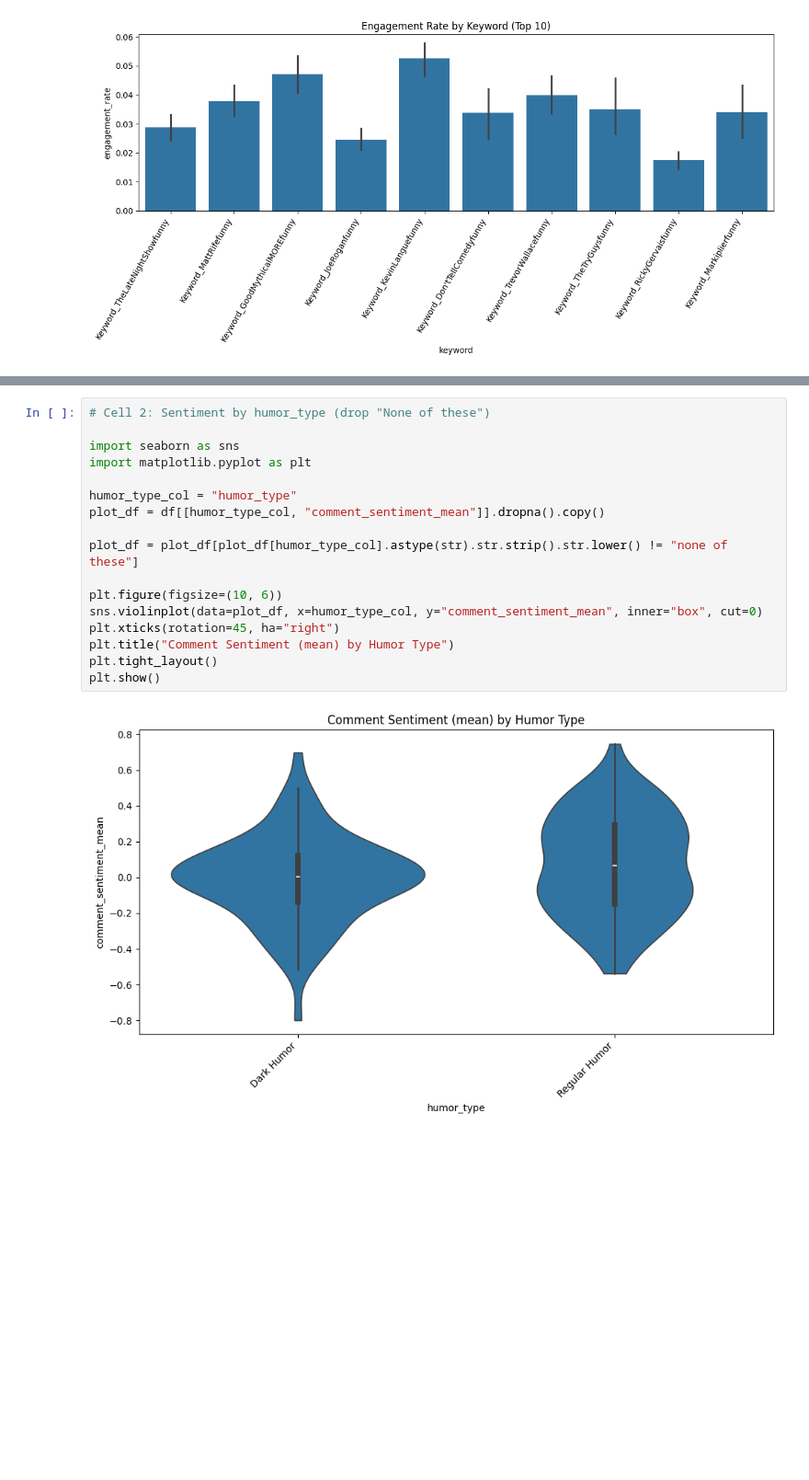
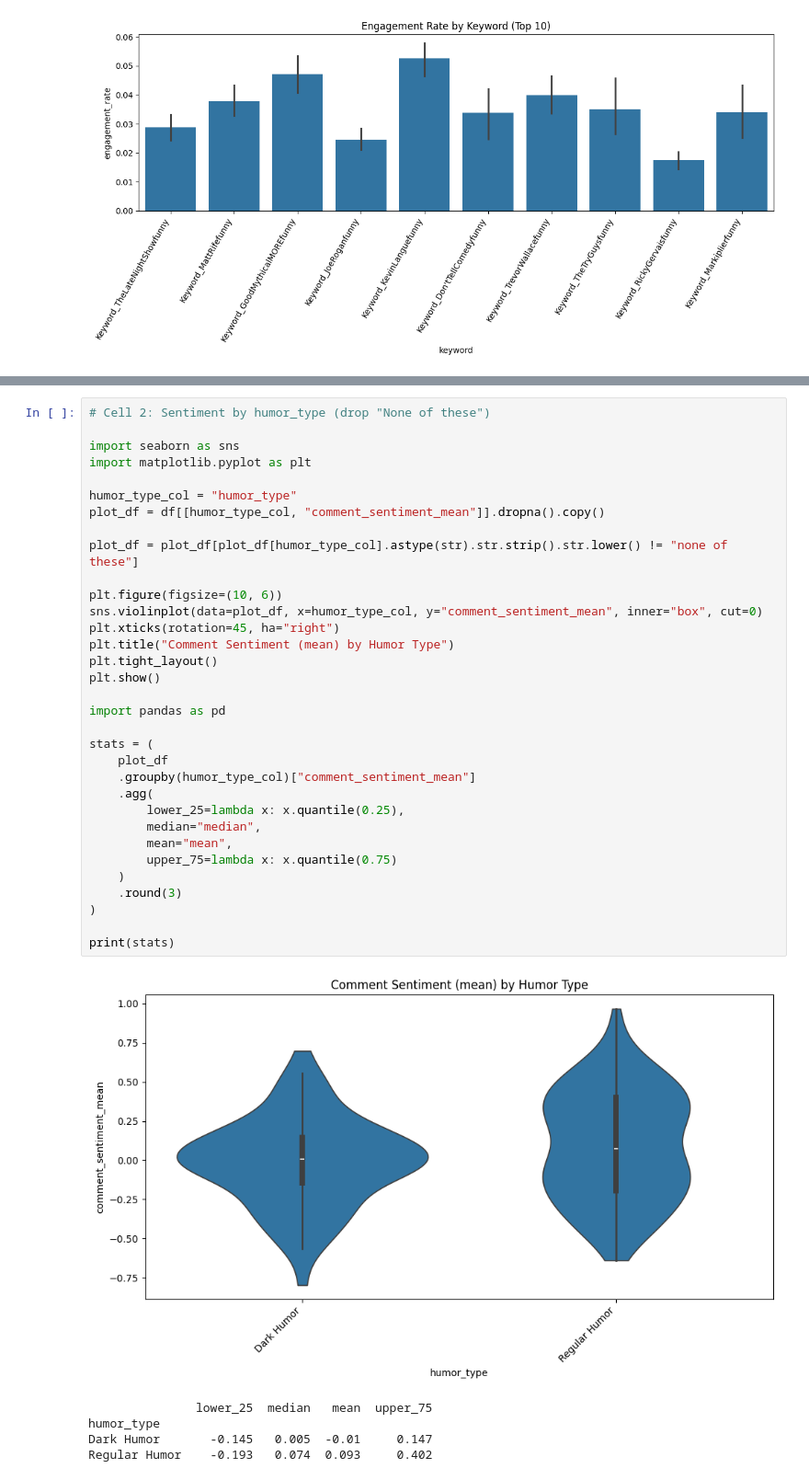
Before and after one commit to syd-kiwi/humor-harm-api, a Jupyter notebook: understand_dataset.ipynb, the cells around one changed output, grey strips where cells are left out. Shown at 92% size. Saved outputs shown, nothing was run; the diff lists cells and outputs as text; blank space fills up the shorter version.

```diff
--- a/understand_dataset.ipynb
+++ b/understand_dataset.ipynb
@@ -279,19 +254,39 @@ missing comment_sentiment_mean: 104
 # %%
 # Cell 2: Sentiment by humor_type (drop "None of these")
 
 import seaborn as sns
 import matplotlib.pyplot as plt
 
 humor_type_col = "humor_type"
 plot_df = df[[humor_type_col, "comment_sentiment_mean"]].dropna().copy()
 
 plot_df = plot_df[plot_df[humor_type_col].astype(str).str.strip().str.lower() != "none of these"]
 
 plt.figure(figsize=(10, 6))
 sns.violinplot(data=plot_df, x=humor_type_col, y="comment_sentiment_mean", inner="box", cut=0)
 plt.xticks(rotation=45, ha="right")
 plt.title("Comment Sentiment (mean) by Humor Type")
 plt.tight_layout()
 plt.show()
+
+import pandas as pd
+
+stats = (
+    plot_df
+    .groupby(humor_type_col)["comment_sentiment_mean"]
+    .agg(
+        lower_25=lambda x: x.quantile(0.25),
+        median="median",
+        mean="mean",
+        upper_75=lambda x: x.quantile(0.75)
+    )
+    .round(3)
+)
+
+print(stats)
 # %% [output]
-[figure, old version]
+[figure, new version]
+               lower_25  median   mean  upper_75
+humor_type
+Dark Humor       -0.145   0.005  -0.01     0.147
+Regular Humor    -0.193   0.074  0.093     0.402
```
Also changed, not shown: parts of 1 cell of this notebook, 15 other files.
